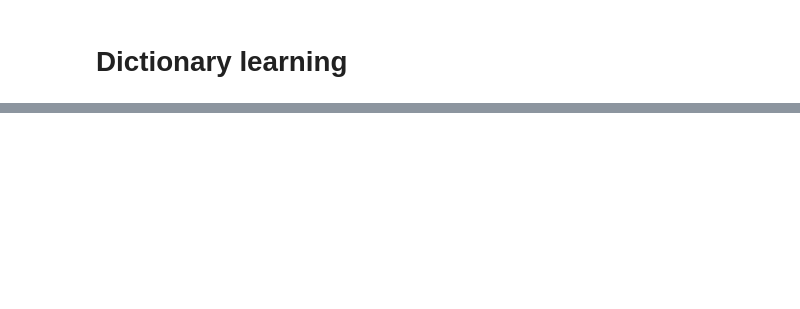
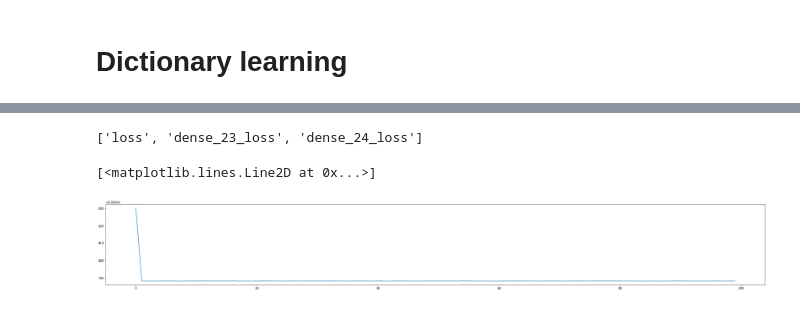
Before and after one commit to SaumoPal97/Pavia, a Jupyter notebook: Pavia Exploration.ipynb, the cells around one changed output, grey strips where cells are left out. Saved outputs shown, nothing was run; the diff lists cells and outputs as text; code cells hidden in the pictures; blank space fills up the shorter version.

```diff
--- a/Pavia Exploration.ipynb
+++ b/Pavia Exploration.ipynb
@@ -344,0 +587,7 @@ while(1):
+# %%
+Xt_autoencoder = np.asarray(img_U[trees_U[0][0], trees_U[0][1],])
+for l in all_features_U:
+    for x,y in l:
+        Xt_autoencoder = np.vstack((Xt_autoencoder, np.asarray(img_U[x,y,])))
+Xt_autoencoder = np.delete(Xt_autoencoder, 0, axis=0)
+Xt_autoencoder.shape
@@ -344,0 +600,3 @@ while(1):
+# %%
+X_autoencoder = np.concatenate((Xs_autoencoder,Xt_autoencoder))
+X_autoencoder.shape
@@ -344,0 +605,4 @@ while(1):
+# %%
+Xs_autoencoder_2 = np.concatenate((Xs_autoencoder,Xs_autoencoder))
+Xt_autoencoder_2 = np.concatenate((Xt_autoencoder,Xt_autoencoder))
+Xs_autoencoder_2.shape
@@ -344,0 +611,13 @@ while(1):
+# %%
+from keras.constraints import non_neg
+x = Input(shape=(input_size, ))
+shared = Dense(hidden_size, activation='relu',kernel_constraint=non_neg())(x)
+shared = Dense(code_size, activation='relu',kernel_constraint=non_neg())(shared)
+sub1 = Dense(hidden_size, activation='relu',kernel_constraint=non_neg())(shared)
+sub2 = Dense(hidden_size, activation='relu',kernel_constraint=non_neg())(shared)
+out1 = Dense(input_size, activation='sigmoid',kernel_constraint=non_neg())(sub1)
+out2 = Dense(input_size, activation='sigmoid',kernel_constraint=non_neg())(sub2)
+
+autoencoder = Model(inputs=x, outputs=[out1, out2])
+autoencoder.compile(optimizer='sgd', loss='mean_squared_error')
+history = autoencoder.fit(X_autoencoder,[Xs_autoencoder_2,Xt_autoencoder_2], epochs=100)
@@ -344,0 +652,9 @@ while(1):
+# %%
+print(history.history.keys())
+# %% [output]
+['loss', 'dense_23_loss', 'dense_24_loss']
+# %%
+plt.plot(history.history['loss'])
+# %% [output]
+[<matplotlib.lines.Line2D at 0x...>]
+[figure, added]
```
Also changed, not shown: parts of 49 cells of this notebook.
